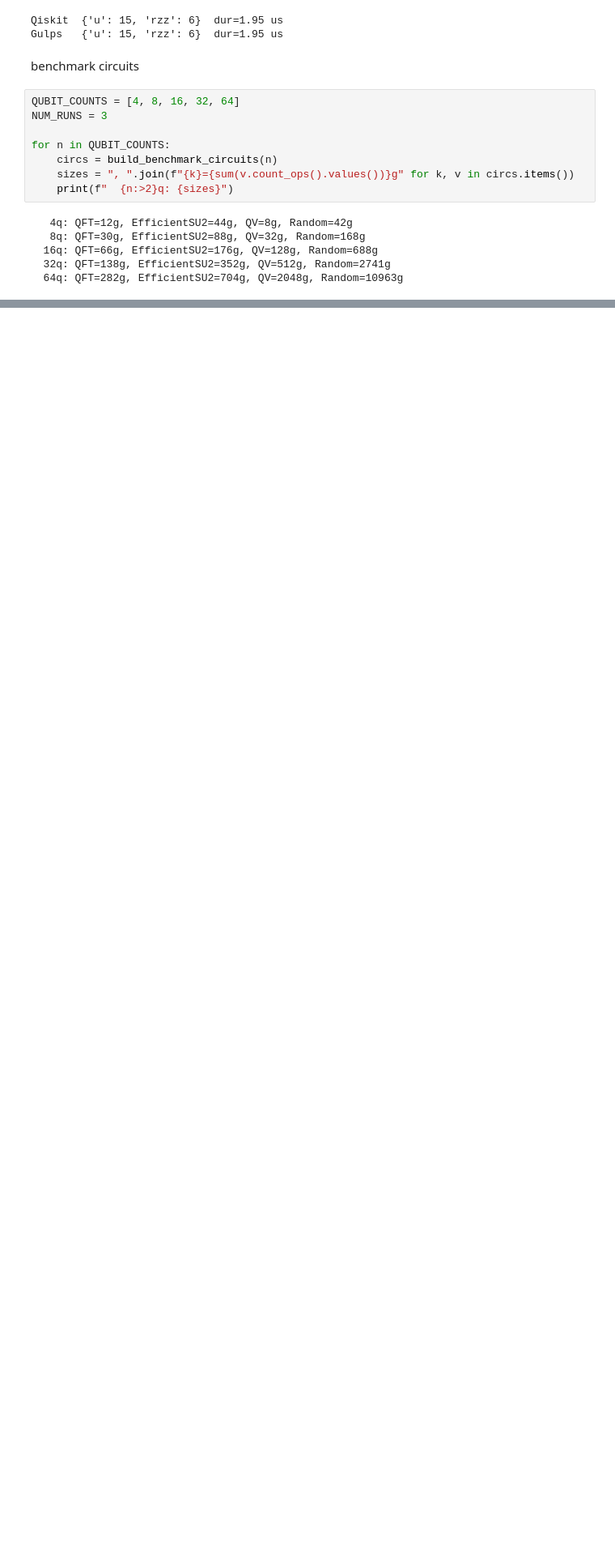
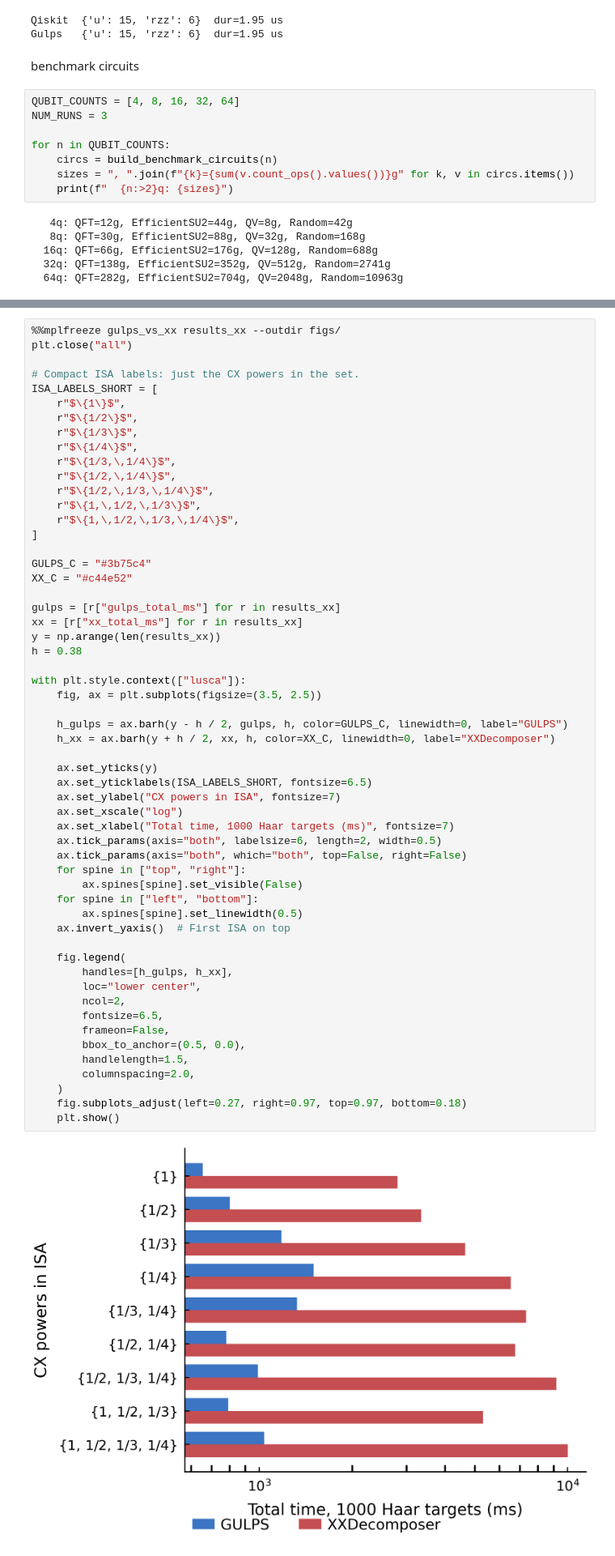
Before and after one commit to evmckinney9/gulps, a Jupyter notebook: src/notebooks/05_xxdecomposer.ipynb, the cells around one changed output, grey strips where cells are left out. Shown at 81% size. Drawn from its saved outputs; the diff is of its cells as text; blank space fills up the shorter version.

```diff
--- a/src/notebooks/05_xxdecomposer.ipynb
+++ b/src/notebooks/05_xxdecomposer.ipynb
@@ -157,0 +318,58 @@ with plt.style.context(["ieee", "science", "no-latex"]):
+# %%
+%%mplfreeze gulps_vs_xx results_xx --outdir figs/
+plt.close("all")
+
+# Compact ISA labels: just the CX powers in the set.
+ISA_LABELS_SHORT = [
+    r"$\{1\}$",
+    r"$\{1/2\}$",
+    r"$\{1/3\}$",
+    r"$\{1/4\}$",
+    r"$\{1/3,\,1/4\}$",
+    r"$\{1/2,\,1/4\}$",
+    r"$\{1/2,\,1/3,\,1/4\}$",
+    r"$\{1,\,1/2,\,1/3\}$",
+    r"$\{1,\,1/2,\,1/3,\,1/4\}$",
+]
+
+GULPS_C = "#3b75c4"
+XX_C = "#c44e52"
+
+gulps = [r["gulps_total_ms"] for r in results_xx]
+xx = [r["xx_total_ms"] for r in results_xx]
+y = np.arange(len(results_xx))
+h = 0.38
+
+with plt.style.context(["lusca"]):
+    fig, ax = plt.subplots(figsize=(3.5, 2.5))
+
+    h_gulps = ax.barh(y - h / 2, gulps, h, color=GULPS_C, linewidth=0, label="GULPS")
+    h_xx = ax.barh(y + h / 2, xx, h, color=XX_C, linewidth=0, label="XXDecomposer")
+
+    ax.set_yticks(y)
+    ax.set_yticklabels(ISA_LABELS_SHORT, fontsize=6.5)
+    ax.set_ylabel("CX powers in ISA", fontsize=7)
+    ax.set_xscale("log")
+    ax.set_xlabel("Total time, 1000 Haar targets (ms)", fontsize=7)
+    ax.tick_params(axis="both", labelsize=6, length=2, width=0.5)
+    ax.tick_params(axis="both", which="both", top=False, right=False)
+    for spine in ["top", "right"]:
+        ax.spines[spine].set_visible(False)
+    for spine in ["left", "bottom"]:
+        ax.spines[spine].set_linewidth(0.5)
+    ax.invert_yaxis()  # First ISA on top
+
+    fig.legend(
+        handles=[h_gulps, h_xx],
+        loc="lower center",
+        ncol=2,
+        fontsize=6.5,
+        frameon=False,
+        bbox_to_anchor=(0.5, 0.0),
+        handlelength=1.5,
+        columnspacing=2.0,
+    )
+    fig.subplots_adjust(left=0.27, right=0.97, top=0.97, bottom=0.18)
+    plt.show()
+# %% [output]
+[figure, added]
```
Also changed, not shown: parts of 6 cells of this notebook, 4 other files.
